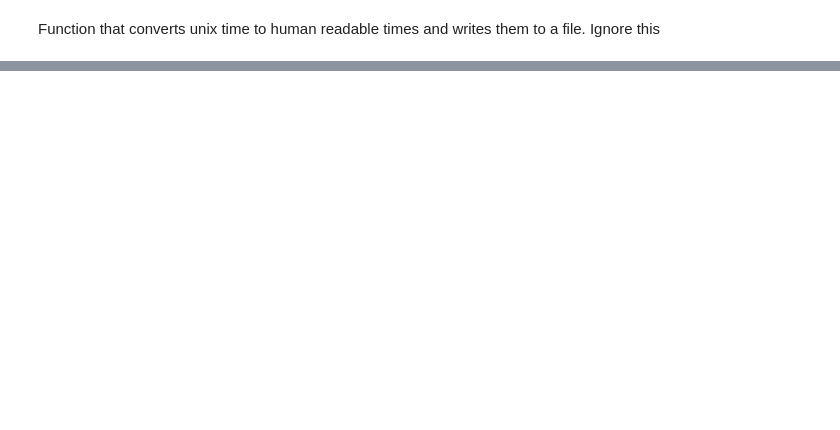
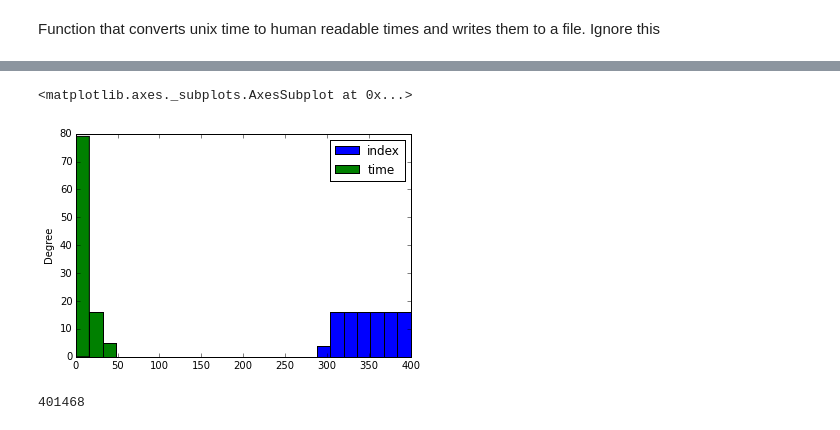
Before and after one commit to thelimeburner/selfish_mining_detector, a Jupyter notebook: analyze_data.ipynb, the cells around one changed output, grey strips where cells are left out. Cells and saved outputs as stored; diff of their text form; code cells hidden in the pictures; blank space fills up the shorter version.

```diff
--- a/analyze_data.ipynb
+++ b/analyze_data.ipynb
@@ -117,0 +203,5 @@ def convertTimes():
+# %%
+df.plot(kind='hist',bins=25)
+# %% [output]
+<matplotlib.axes._subplots.AxesSubplot at 0x...>
+[figure, added]
@@ -117,0 +220,7 @@ def convertTimes():
+# %%
+df3 = pd.DataFrame({'index':seq,'time':convertToMin(timeDiff_data)})
+
+x = outlier(df3['time'])
+len(x)
+# %% [output]
+401468
```
Also changed, not shown: parts of 31 cells of this notebook.
